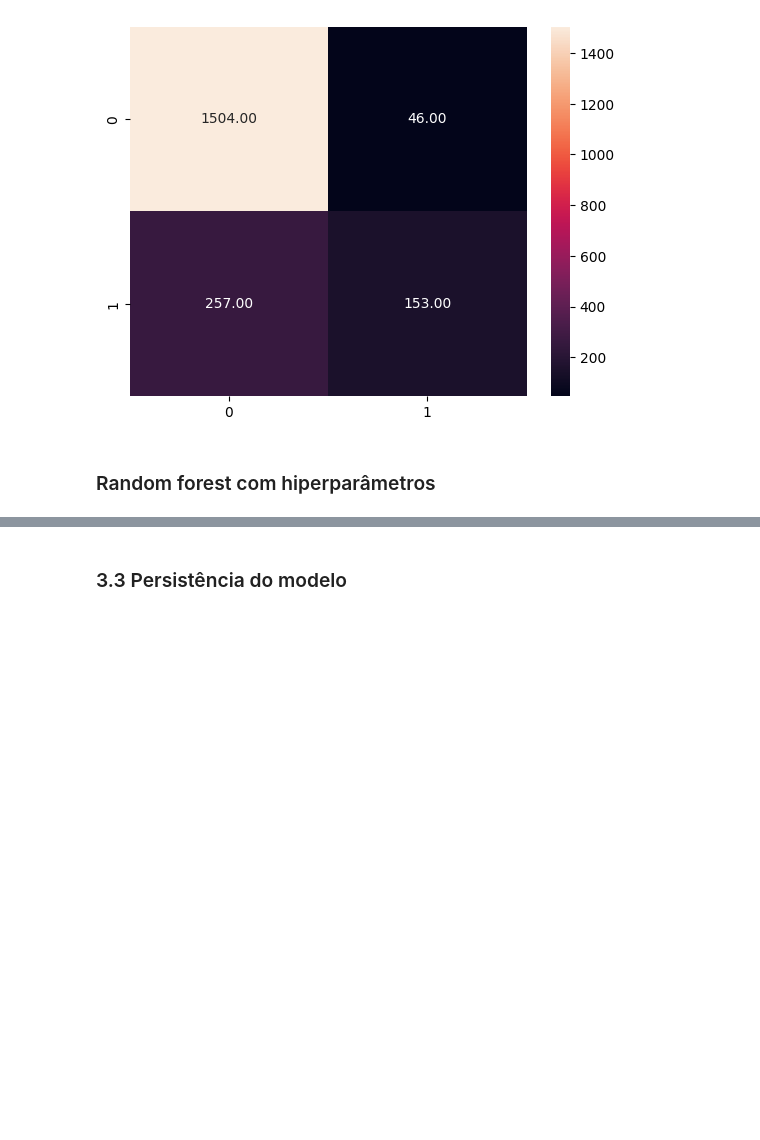
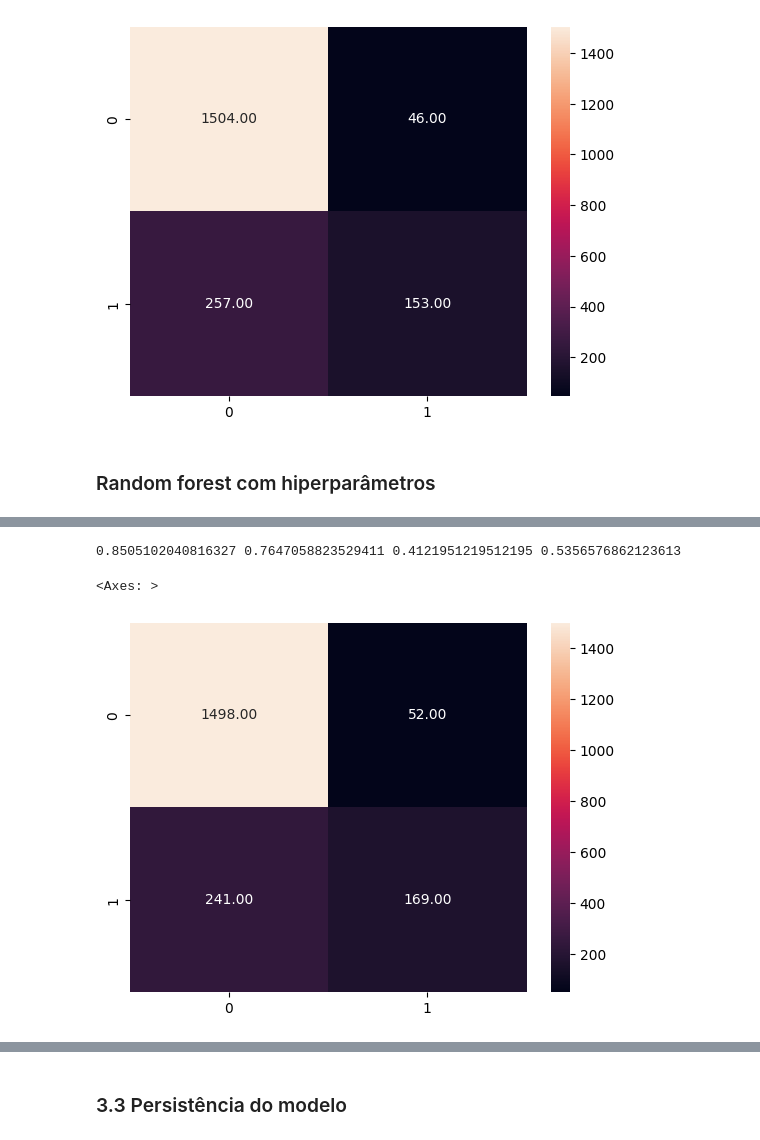
Before and after one commit to atlantico-academy/d20-dragons, a Jupyter notebook: notebooks/02-comparative_analysis.ipynb, the cells around one changed output, grey strips where cells are left out. Drawn from its saved outputs; the diff is of its cells as text; code cells hidden in the pictures; blank space fills up the shorter version.

```diff
--- a/notebooks/02-comparative_analysis.ipynb
+++ b/notebooks/02-comparative_analysis.ipynb
@@ -284,0 +305,23 @@ Traceback (most recent call last):
+# %%
+model_svc = SVC()
+param_distributions = {
+    'C': expon(scale=100),
+    'kernel': ['linear', 'poly', 'rbf', 'sigmoid'],
+    'gamma': ['scale', 'auto'] + list(expon(scale=0.1).rvs(5)),
+    'degree': randint(2, 6)
+}
+
+random_search = RandomizedSearchCV(
+    estimator=model_svc,
+    param_distributions=param_distributions,
+    n_iter=20,
+    cv=3,
+    verbose=2,
+    random_state=42,
+    n_jobs=-1
+)
+
+
+random_search.fit(X_train, y_train)
+
+best_model = random_search.best_estimator_
@@ -284,0 +346,17 @@ Traceback (most recent call last):
+# %%
+y_pred = best_model.predict(X_test)
+# %%
+acc = accuracy_score(y_test, y_pred)
+prec = precision_score(y_test, y_pred)
+rec = recall_score(y_test, y_pred)
+mac = f1_score(y_test, y_pred)
+
+print(acc, prec, rec, mac)
+# %% [output]
+0.8505102040816327 0.7647058823529411 0.4121951219512195 0.5356576862123613
+# %%
+cf = confusion_matrix(y_test, y_pred)
+sns.heatmap(cf, annot=True, fmt="0.2f")
+# %% [output]
+<Axes: >
+[figure, added]
```
Also changed, not shown: parts of 14 cells of this notebook.
